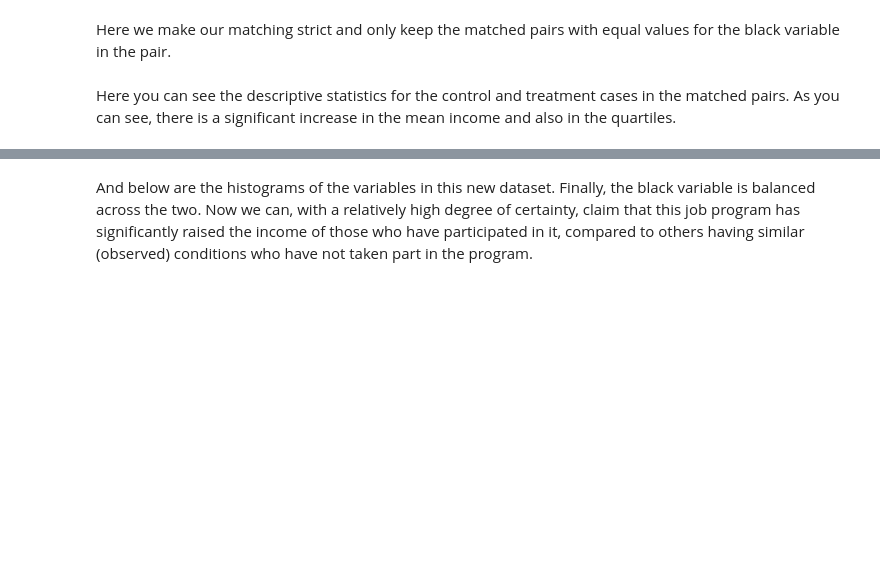
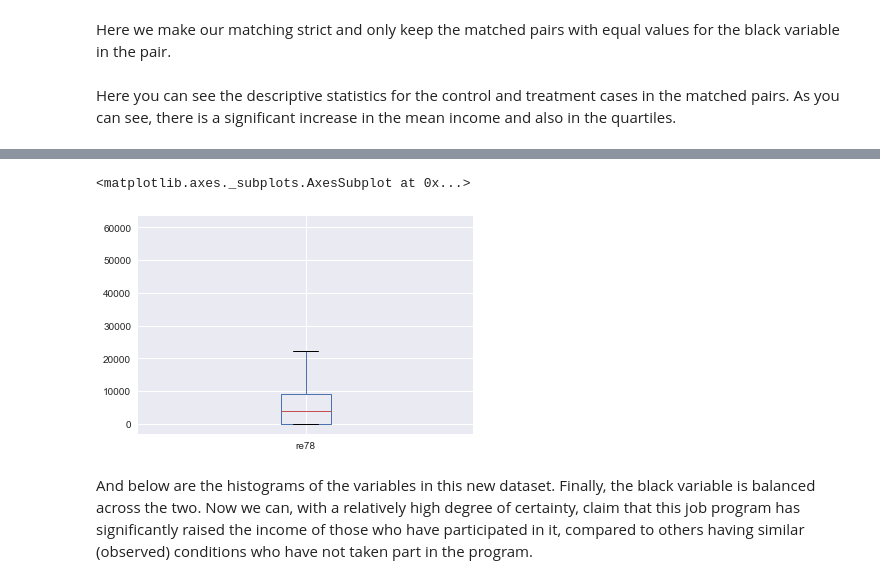
Before and after one commit to odorgergo/ada-rag, a Jupyter notebook: HW4/Homework_4.ipynb, the cells around one changed output, grey strips where cells are left out. Saved outputs shown, nothing was run; the diff lists cells and outputs as text; code cells hidden in the pictures; blank space fills up the shorter version.

```diff
--- a/HW4/Homework_4.ipynb
+++ b/HW4/Homework_4.ipynb
@@ -357,3 +361,8 @@ Name: re78, dtype: float64
+# %%
+matched_df_2.re78.plot.box()
+# %% [output]
+<matplotlib.axes._subplots.AxesSubplot at 0x...>
+[figure, added]
 # %% [markdown]
 And below are the histograms of the variables in this new dataset. Finally, the black variable is balanced across the two. Now we can, with a relatively high degree of certainty, claim that this job program has significantly raised the income of those who have participated in it, compared to others having similar (observed) conditions who have not taken part in the program.
 # %%
```
Also changed, not shown: parts of 23 cells of this notebook, 7 other files.
